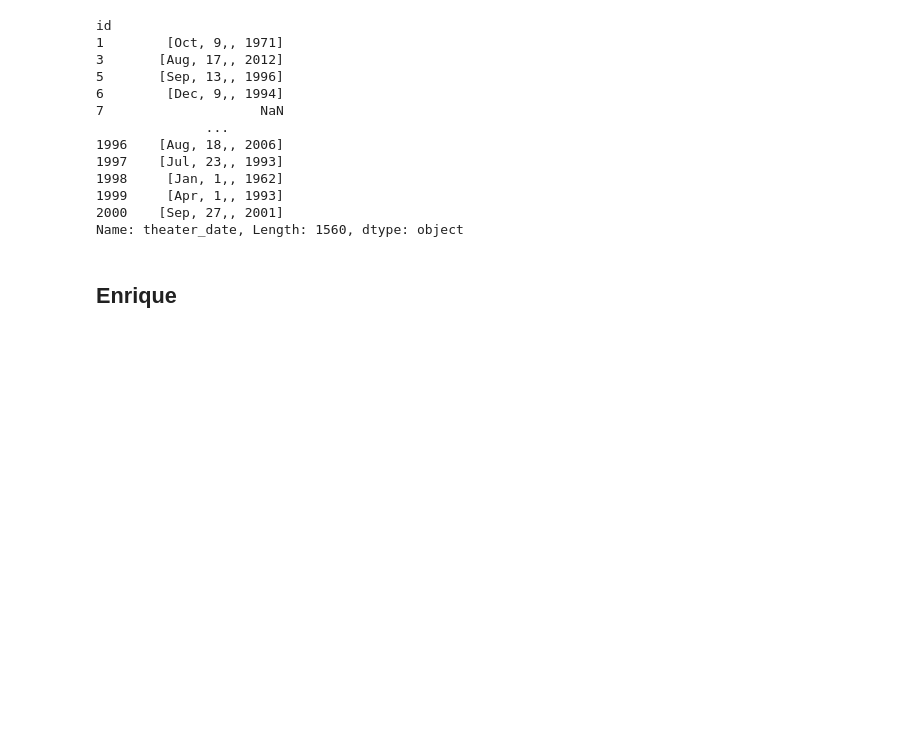
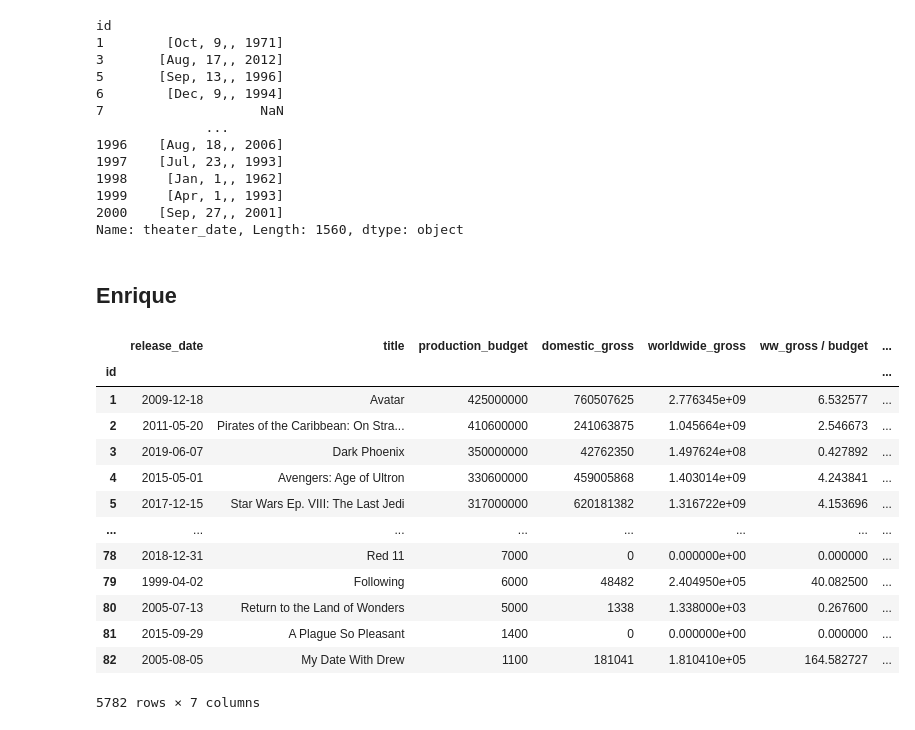
Before and after one commit to mfFrida/Capstone-Project-Semester-1, a Jupyter notebook: student.ipynb, the cells around one changed output. Cells and saved outputs as stored; diff of their text form; code cells hidden in the pictures; blank space fills up the shorter version.

```diff
--- a/student.ipynb
+++ b/student.ipynb
@@ -154,0 +162,46 @@ Name: theater_date, Length: 1560, dtype: object
+# %%
+#read tn file
+tn_movie_db = pd.read_csv('databases/tn.movie_budgets.csv', encoding = 'utf-8', index_col = 0)
+
+#standardize release date into date format
+tn_movie_db['release_date'] = pd.to_datetime(tn_movie_db['release_date'])
+
+#strip whitespace from title
+tn_movie_db['movie'] = tn_movie_db['movie'].str.strip()
+tn_movie_db = tn_movie_db.rename(columns = {"movie":"title"})
+
+#strip $
+tn_movie_db['production_budget'] = tn_movie_db['production_budget'].str.strip('$')
+tn_movie_db['domestic_gross'] = tn_movie_db['domestic_gross'].str.strip('$')
+tn_movie_db['worldwide_gross'] = tn_movie_db['worldwide_gross'].str.strip('$')
+
+#remove
+tn_movie_db['production_budget'] = tn_movie_db['production_budget'].replace(",", "", regex=True)
+tn_movie_db['domestic_gross'] = tn_movie_db['domestic_gross'].replace(",", "", regex=True)
+tn_movie_db['worldwide_gross'] = tn_movie_db['worldwide_gross'].replace(",", "", regex=True)
+
+#convert to integers
+tn_movie_db['production_budget'] = tn_movie_db['production_budget'].astype(int)
+tn_movie_db['domestic_gross'] = tn_movie_db['domestic_gross'].astype(int)
+tn_movie_db['worldwide_gross'] = tn_movie_db['worldwide_gross'].astype(float)
+
+#create metric ratios
+tn_movie_db['ww_gross / budget'] = tn_movie_db['worldwide_gross'] / tn_movie_db['production_budget']
+
+tn_movie_db['dom_gross / budget'] = tn_movie_db['domestic_gross'] / tn_movie_db['production_budget']
+tn_movie_db
+# %% [output]
+|  | release_date | title | production_budget | domestic_gross | worldwide_gross | ww_gross / budget | ... |
+| id |  |  |  |  |  |  | ... |
+| 1 | 2009-12-18 | Avatar | 425000000 | 760507625 | 2.776345e+09 | 6.532577 | ... |
+| 2 | 2011-05-20 | Pirates of the Caribbean: On Stra... | 410600000 | 241063875 | 1.045664e+09 | 2.546673 | ... |
+| 3 | 2019-06-07 | Dark Phoenix | 350000000 | 42762350 | 1.497624e+08 | 0.427892 | ... |
+| 4 | 2015-05-01 | Avengers: Age of Ultron | 330600000 | 459005868 | 1.403014e+09 | 4.243841 | ... |
+| 5 | 2017-12-15 | Star Wars Ep. VIII: The Last Jedi | 317000000 | 620181382 | 1.316722e+09 | 4.153696 | ... |
+| ... | ... | ... | ... | ... | ... | ... | ... |
+| 78 | 2018-12-31 | Red 11 | 7000 | 0 | 0.000000e+00 | 0.000000 | ... |
+| 79 | 1999-04-02 | Following | 6000 | 48482 | 2.404950e+05 | 40.082500 | ... |
+| 80 | 2005-07-13 | Return to the Land of Wonders | 5000 | 1338 | 1.338000e+03 | 0.267600 | ... |
+| 81 | 2015-09-29 | A Plague So Pleasant | 1400 | 0 | 0.000000e+00 | 0.000000 | ... |
+| 82 | 2005-08-05 | My Date With Drew | 1100 | 181041 | 1.810410e+05 | 164.582727 | ... |
+5782 rows × 7 columns
```
Also changed, not shown: parts of 10 cells of this notebook, 1 other file.
